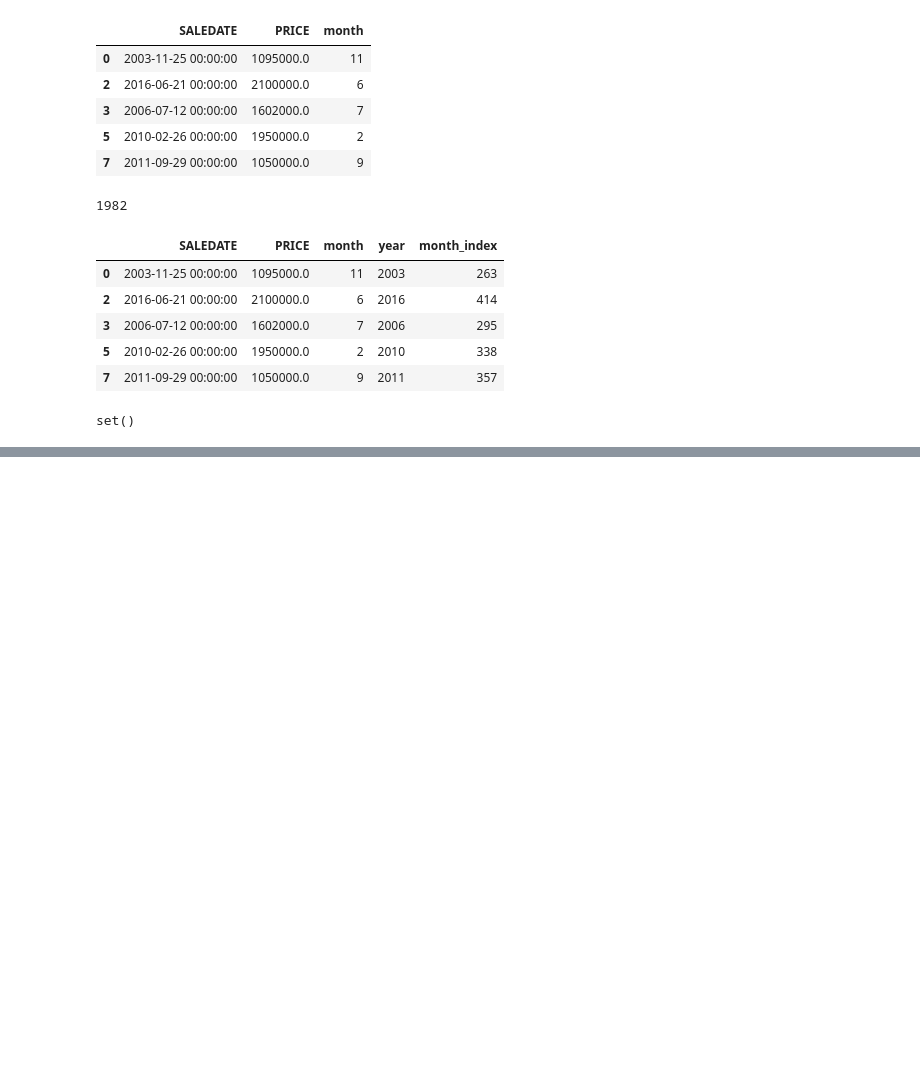
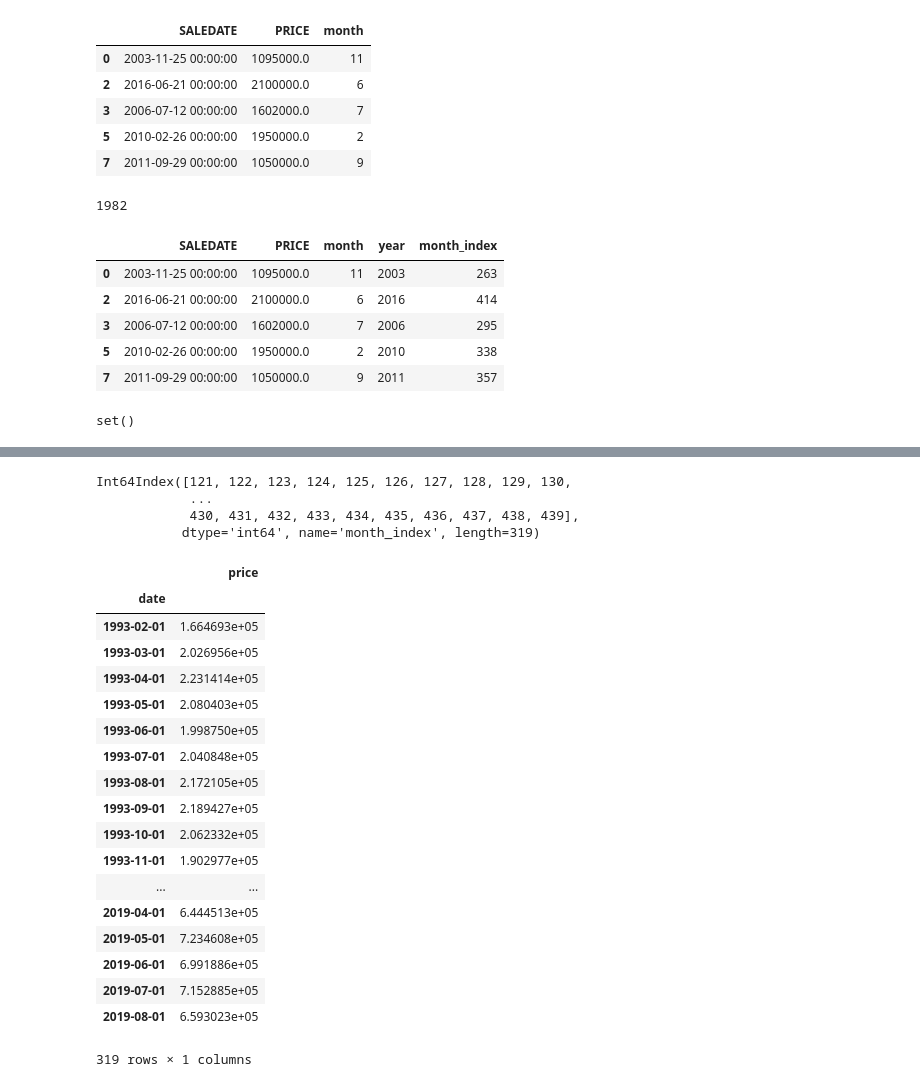
Before and after one commit to nt-ds/dc-residential-properties-analysis, a Jupyter notebook: eda/Housing_Exploration_Sean.ipynb, the cells around one changed output, grey strips where cells are left out. Drawn from its saved outputs; the diff is of its cells as text; code cells hidden in the pictures; blank space fills up the shorter version.

```diff
--- a/eda/Housing_Exploration_Sean.ipynb
+++ b/eda/Housing_Exploration_Sean.ipynb
@@ -583,0 +580,13 @@ AttributeError: 'Int64Index' object has no attribute 'inferred_freq'
+# %%
+gts.index
+# %% [output]
+Int64Index([121, 122, 123, 124, 125, 126, 127, 128, 129, 130,
+            ...
+            430, 431, 432, 433, 434, 435, 436, 437, 438, 439],
+           dtype='int64', name='month_index', length=319)
+# %%
+l = []
+for i in gts.index:
+    l.append(pd.to_datetime(str(int(i/12)+1983)+'-'+str(i%12 + 1)+'-01'))
+# %%
+gdf = pd.DataFrame(columns=['date','price'])
@@ -583,0 +597,22 @@ AttributeError: 'Int64Index' object has no attribute 'inferred_freq'
+# %%
+gdf.set_index('date')
+# %% [output]
+|  | price |
+| date |  |
+| 1993-02-01 | 1.664693e+05 |
+| 1993-03-01 | 2.026956e+05 |
+| 1993-04-01 | 2.231414e+05 |
+| 1993-05-01 | 2.080403e+05 |
+| 1993-06-01 | 1.998750e+05 |
+| 1993-07-01 | 2.040848e+05 |
+| 1993-08-01 | 2.172105e+05 |
+| 1993-09-01 | 2.189427e+05 |
+| 1993-10-01 | 2.062332e+05 |
+| 1993-11-01 | 1.902977e+05 |
+| ... | ... |
+| 2019-04-01 | 6.444513e+05 |
+| 2019-05-01 | 7.234608e+05 |
+| 2019-06-01 | 6.991886e+05 |
+| 2019-07-01 | 7.152885e+05 |
+| 2019-08-01 | 6.593023e+05 |
+319 rows × 1 columns
```
Also changed, not shown: parts of 5 cells of this notebook, 1 other file.
